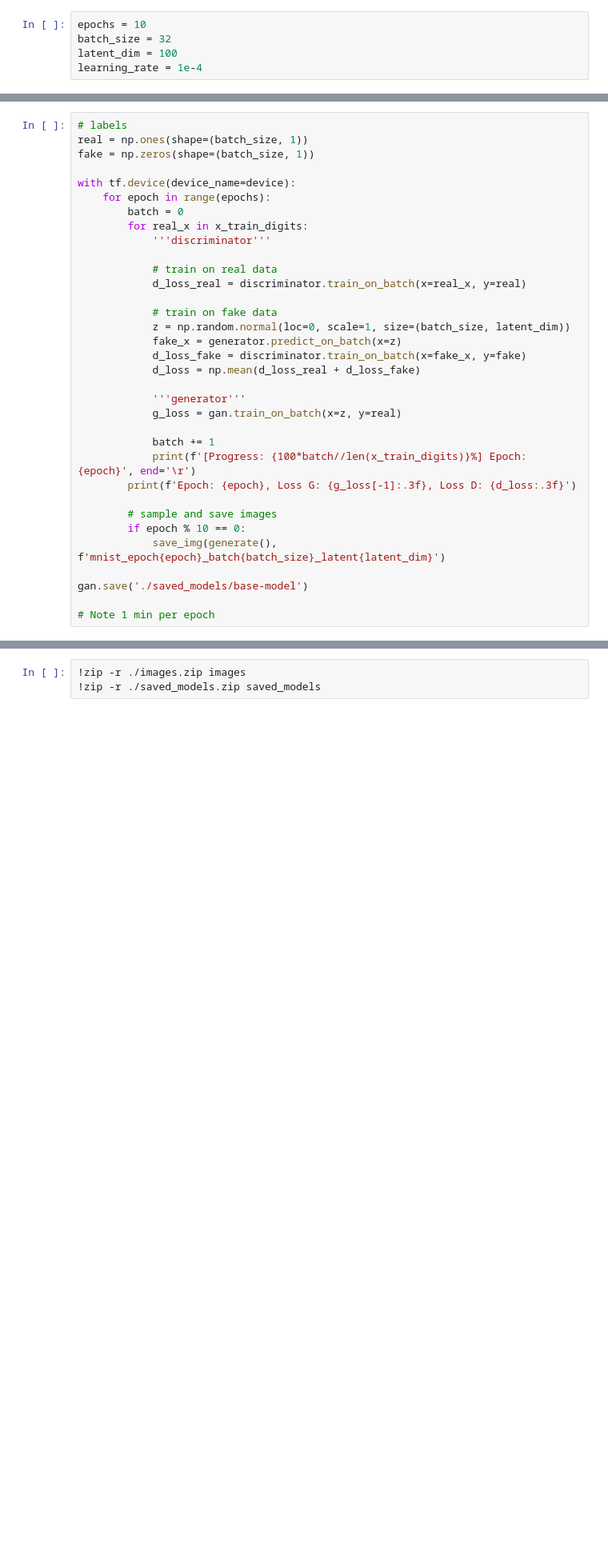
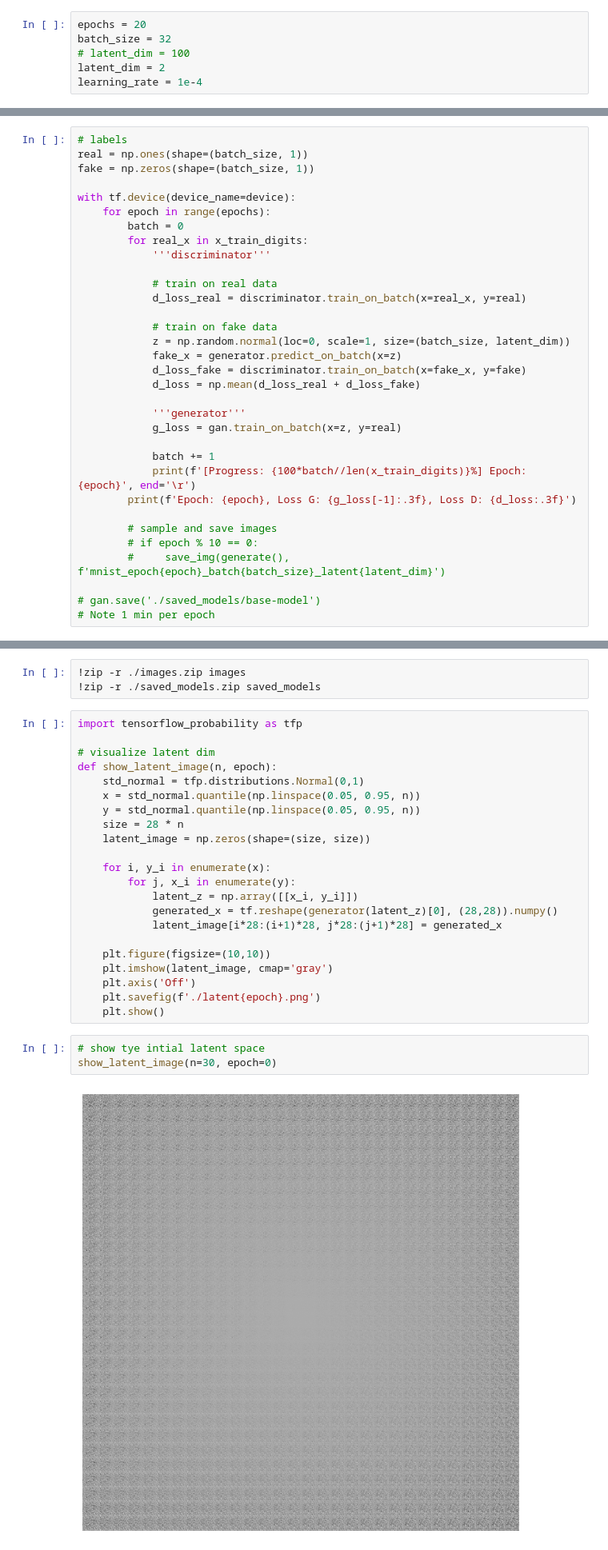
Before and after one commit to jcheigh/Generating-AI-Images, a Jupyter notebook: DCGANs/base-model.ipynb, the cells around one changed output, grey strips where cells are left out. Shown at 80% size. Cells and saved outputs as stored; diff of their text form; blank space fills up the shorter version.

Commit message:
changed latent vis

```diff
--- a/DCGANs/base-model.ipynb
+++ b/DCGANs/base-model.ipynb
@@ -41,9 +47,10 @@ print('Found GPU at: {}'.format(gpu_device))
 # %% [markdown]
 #### Config Hyper-parameters
 # %%
-epochs = 10
+epochs = 20
 batch_size = 32
-latent_dim = 100
+# latent_dim = 100
+latent_dim = 2
 learning_rate = 1e-4
 # %% [markdown]
 #### Data Pre-processing
@@ -159,14 +166,40 @@ with tf.device(device_name=device):
         print(f'Epoch: {epoch}, Loss G: {g_loss[-1]:.3f}, Loss D: {d_loss:.3f}')
 
         # sample and save images
-        if epoch % 10 == 0:
-            save_img(generate(), f'mnist_epoch{epoch}_batch{batch_size}_latent{latent_dim}')
+        # if epoch % 10 == 0:
+        #     save_img(generate(), f'mnist_epoch{epoch}_batch{batch_size}_latent{latent_dim}')
 
-gan.save('./saved_models/base-model')
-
+# gan.save('./saved_models/base-model')
 # Note 1 min per epoch
 # %%
 save_img(generate(), f'mnist_epoch{epochs}_batch{batch_size}_latent{latent_dim}')
 # %%
 !zip -r ./images.zip images
 !zip -r ./saved_models.zip saved_models
+# %%
+import tensorflow_probability as tfp
+
+# visualize latent dim
+def show_latent_image(n, epoch):
+    std_normal = tfp.distributions.Normal(0,1)
+    x = std_normal.quantile(np.linspace(0.05, 0.95, n))
+    y = std_normal.quantile(np.linspace(0.05, 0.95, n))
+    size = 28 * n
+    latent_image = np.zeros(shape=(size, size))
+
+    for i, y_i in enumerate(x):
+        for j, x_i in enumerate(y):
+            latent_z = np.array([[x_i, y_i]])
+            generated_x = tf.reshape(generator(latent_z)[0], (28,28)).numpy()
+            latent_image[i*28:(i+1)*28, j*28:(j+1)*28] = generated_x
+
+    plt.figure(figsize=(10,10))
+    plt.imshow(latent_image, cmap='gray')
+    plt.axis('Off')
+    plt.savefig(f'./latent{epoch}.png')
+    plt.show()
+# %%
+# show tye intial latent space
+show_latent_image(n=30, epoch=0)
+# %% [output]
+[figure, added]
```
Also changed, not shown: parts of 3 cells of this notebook, 2 other files.
